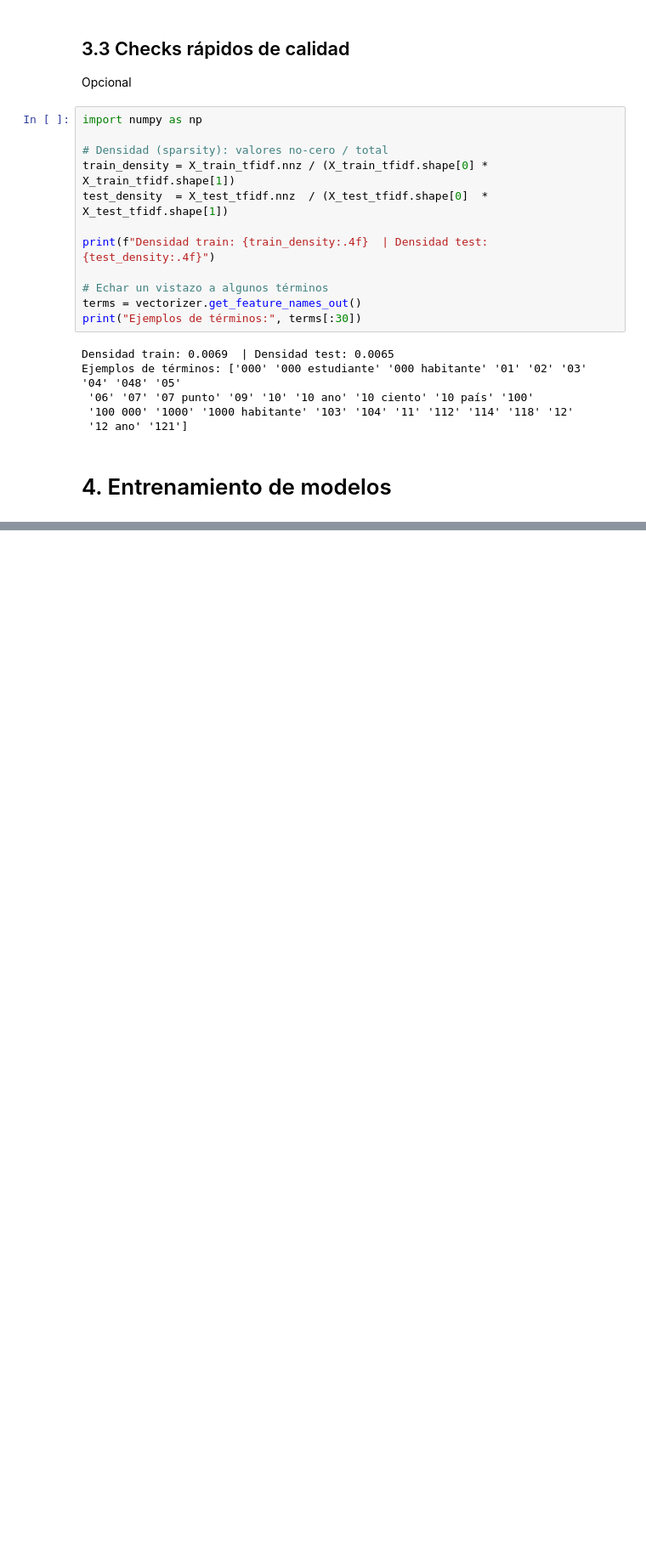
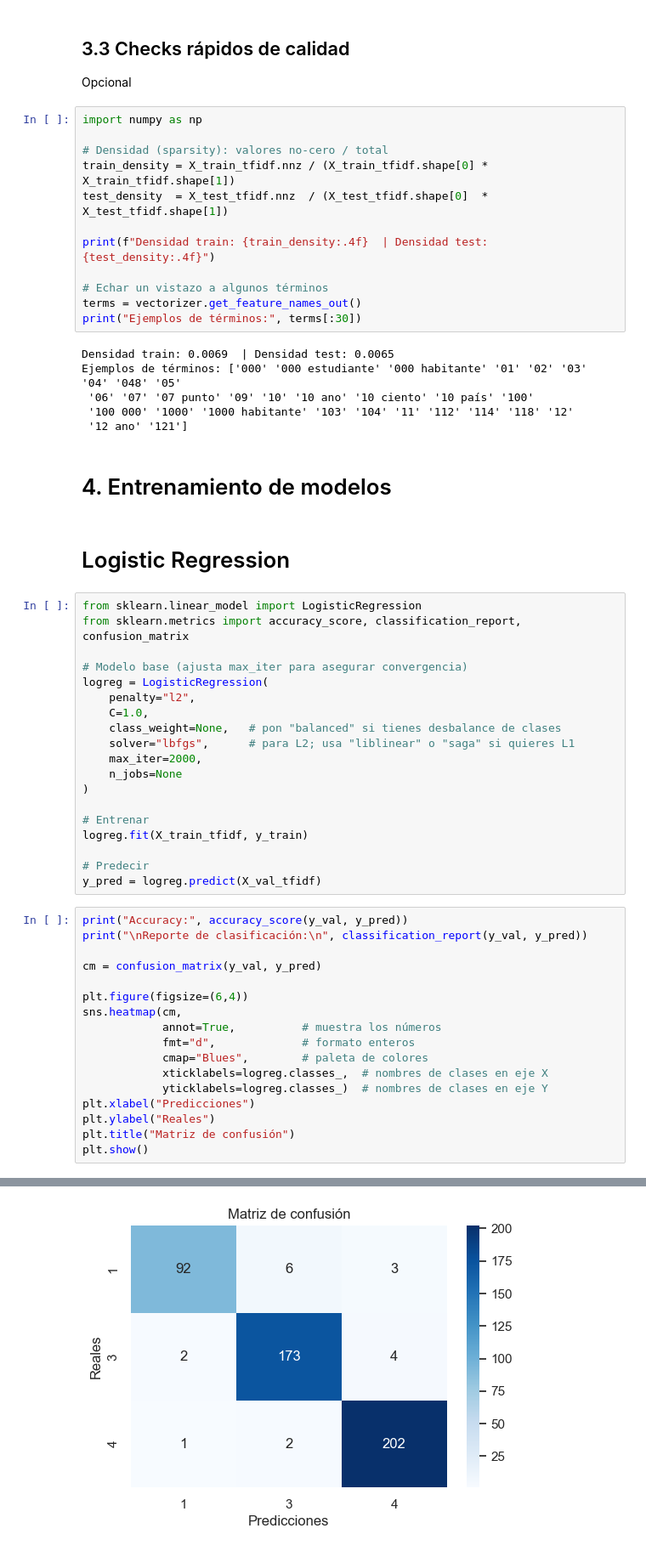
Before and after one commit to BI-2025-02/Proyecto-1-Etapa-1, a Jupyter notebook: P1_E1_V.1.0.ipynb, the cells around one changed output, grey strips where cells are left out. Shown at 85% size. Drawn from its saved outputs; the diff is of its cells as text; blank space fills up the shorter version.

Commit message:
Logistic Regression

```diff
--- a/P1_E1_V.1.0.ipynb
+++ b/P1_E1_V.1.0.ipynb
@@ -489,3 +489,42 @@ Ejemplos de términos: ['000' '000 estudiante' '000 habitante' '01' '02' '03' '0
  '12 ano' '121']
 # %% [markdown]
 # 4. Entrenamiento de modelos
+# %% [markdown]
+# Logistic Regression
+# %%
+from sklearn.linear_model import LogisticRegression
+from sklearn.metrics import accuracy_score, classification_report, confusion_matrix
+
+# Modelo base (ajusta max_iter para asegurar convergencia)
+logreg = LogisticRegression(
+    penalty="l2",
+    C=1.0,
+    class_weight=None,   # pon "balanced" si tienes desbalance de clases
+    solver="lbfgs",      # para L2; usa "liblinear" o "saga" si quieres L1
+    max_iter=2000,
+    n_jobs=None
+)
+
+# Entrenar
+logreg.fit(X_train_tfidf, y_train)
+
+# Predecir
+y_pred = logreg.predict(X_val_tfidf)
+# %%
+print("Accuracy:", accuracy_score(y_val, y_pred))
+print("\nReporte de clasificación:\n", classification_report(y_val, y_pred))
+
+cm = confusion_matrix(y_val, y_pred)
+
+plt.figure(figsize=(6,4))
+sns.heatmap(cm,
+            annot=True,          # muestra los números
+            fmt="d",             # formato enteros
+            cmap="Blues",        # paleta de colores
+            xticklabels=logreg.classes_,  # nombres de clases en eje X
+            yticklabels=logreg.classes_)  # nombres de clases en eje Y
+plt.xlabel("Predicciones")
+plt.ylabel("Reales")
+plt.title("Matriz de confusión")
+plt.show()
+# %% [output]
@@ -491,0 +543 @@ Ejemplos de términos: ['000' '000 estudiante' '000 habitante' '01' '02' '03' '0
+[figure, added]
```
Also changed, not shown: parts of 13 cells of this notebook, 1 other file.
